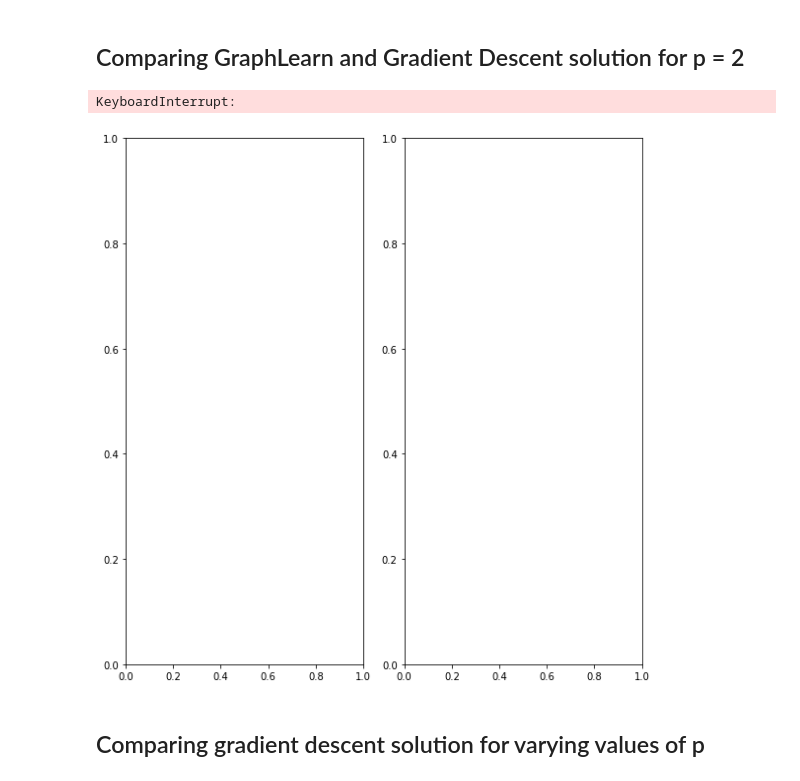
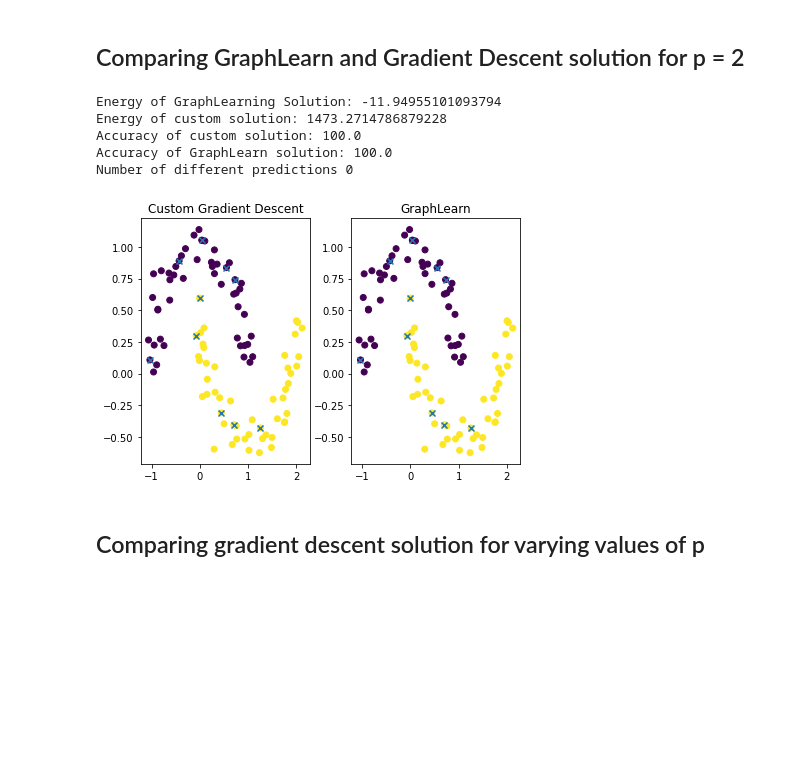
Before and after one commit to gstamatiou/optimal-classification, a Jupyter notebook: ppoison.ipynb, the cells around one changed output. Cells and saved outputs as stored; diff of their text form; code cells hidden in the pictures; blank space fills up the shorter version.

```diff
--- a/ppoison.ipynb
+++ b/ppoison.ipynb
@@ -398,7 +382,7 @@ Runtime = 43.89 min
 n = 100
 k = 2
 p = 3
-fig, ax = plt.subplots(ncols = 2, figsize = (8, 8))
+fig, ax = plt.subplots(ncols = 2)
 fig.tight_layout()
 
 # Generate training data and label sets
@@ -412,35 +396,39 @@ m = train_ind.size
 y = np.zeros((m, k))
 for i in range(train_ind.size):
     y[i] = euclidean_basis(train_labels[i], k)
 
 # Custom Gradient Descent
 my_u = started_gradient_ppoisson(W, train_ind, y, p = 2)
 my_pred_labels = predict(my_u)
 
 ax[0].scatter(X[:,0],X[:,1], c=my_pred_labels)
 ax[0].scatter(X[train_ind,0],X[train_ind,1], marker='x')
 ax[0].set_title("Custom Gradient Descent")
 
 # Using graph learning toolkit
 train_labels = labels[train_ind]
 
 model = gl.ssl.poisson(W, solver='gradient_descent')
 u = model.fit(train_ind, train_labels)
 pred_labels = predict(u)
 ax[1].scatter(X[:,0],X[:,1], c=pred_labels)
 ax[1].scatter(X[train_ind,0],X[train_ind,1], marker='x')
 ax[1].set_title("GraphLearn")
 
 print("Energy of GraphLearning Solution:", penergy(u.flatten(), W, train_ind, y, p))
 print("Energy of custom solution:", penergy(my_u.flatten(), W, train_ind, y, p))
 print("Accuracy of custom solution:", gl.ssl.ssl_accuracy(my_pred_labels, labels, len(train_ind)))
 print("Accuracy of GraphLearn solution:", gl.ssl.ssl_accuracy(pred_labels, labels, len(train_ind)))
 print("Number of different predictions", np.count_nonzero(my_pred_labels - pred_labels))
 
 plt.show()
 # %% [output]
-KeyboardInterrupt:
+Energy of GraphLearning Solution: -11.94955101093794
+Energy of custom solution: 1473.2714786879228
+Accuracy of custom solution: 100.0
+Accuracy of GraphLearn solution: 100.0
+Number of different predictions 0
-[figure, old version]
+[figure, new version]
 # %% [markdown]
 ## Comparing gradient descent solution for varying values of p
 # %%
```
Also changed, not shown: parts of 10 cells of this notebook.
